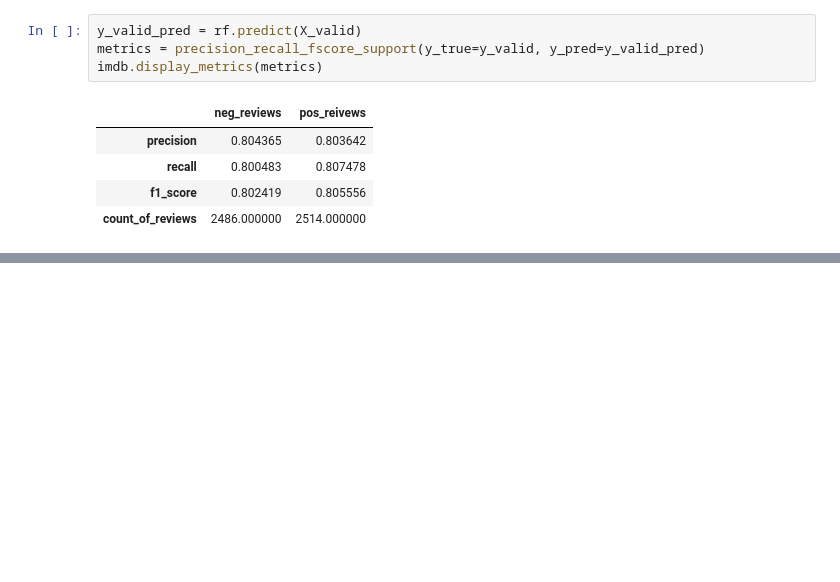
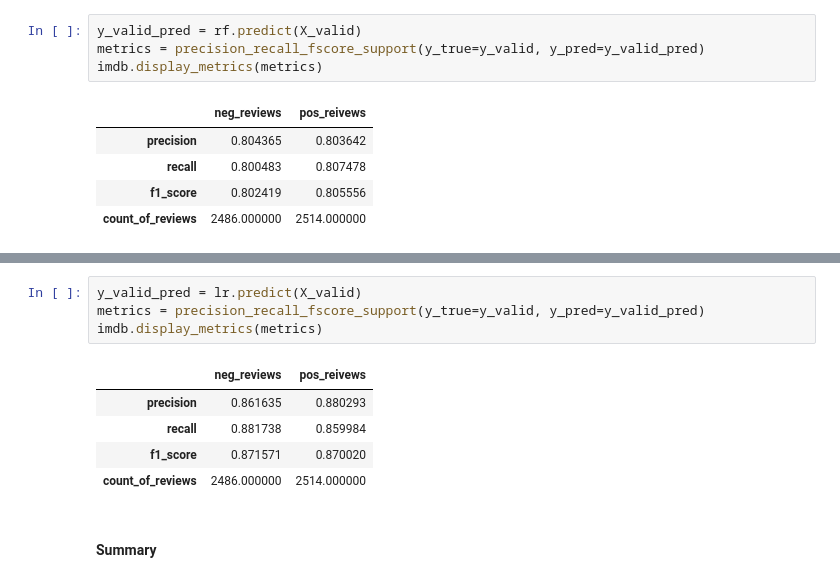
Before and after one commit to aromatic-toast/IMDB_Sentiment_Analysis, a Jupyter notebook: d2v_modelling.ipynb, the cells around one changed output, grey strips where cells are left out. Cells and saved outputs as stored; diff of their text form; blank space fills up the shorter version.

```diff
--- a/d2v_modelling.ipynb
+++ b/d2v_modelling.ipynb
@@ -261,0 +359,12 @@ Compared to `SVC` it is performing quite a bit worse in general but again hyperp
+# %%
+y_valid_pred = lr.predict(X_valid)
+metrics = precision_recall_fscore_support(y_true=y_valid, y_pred=y_valid_pred)
+imdb.display_metrics(metrics)
+# %% [output]
+|  | neg_reviews | pos_reivews |
+| precision | 0.861635 | 0.880293 |
+| recall | 0.881738 | 0.859984 |
+| f1_score | 0.871571 | 0.870020 |
+| count_of_reviews | 2486.000000 | 2514.000000 |
+# %% [markdown]
+#### Summary
```
Also changed, not shown: parts of 33 cells of this notebook.
